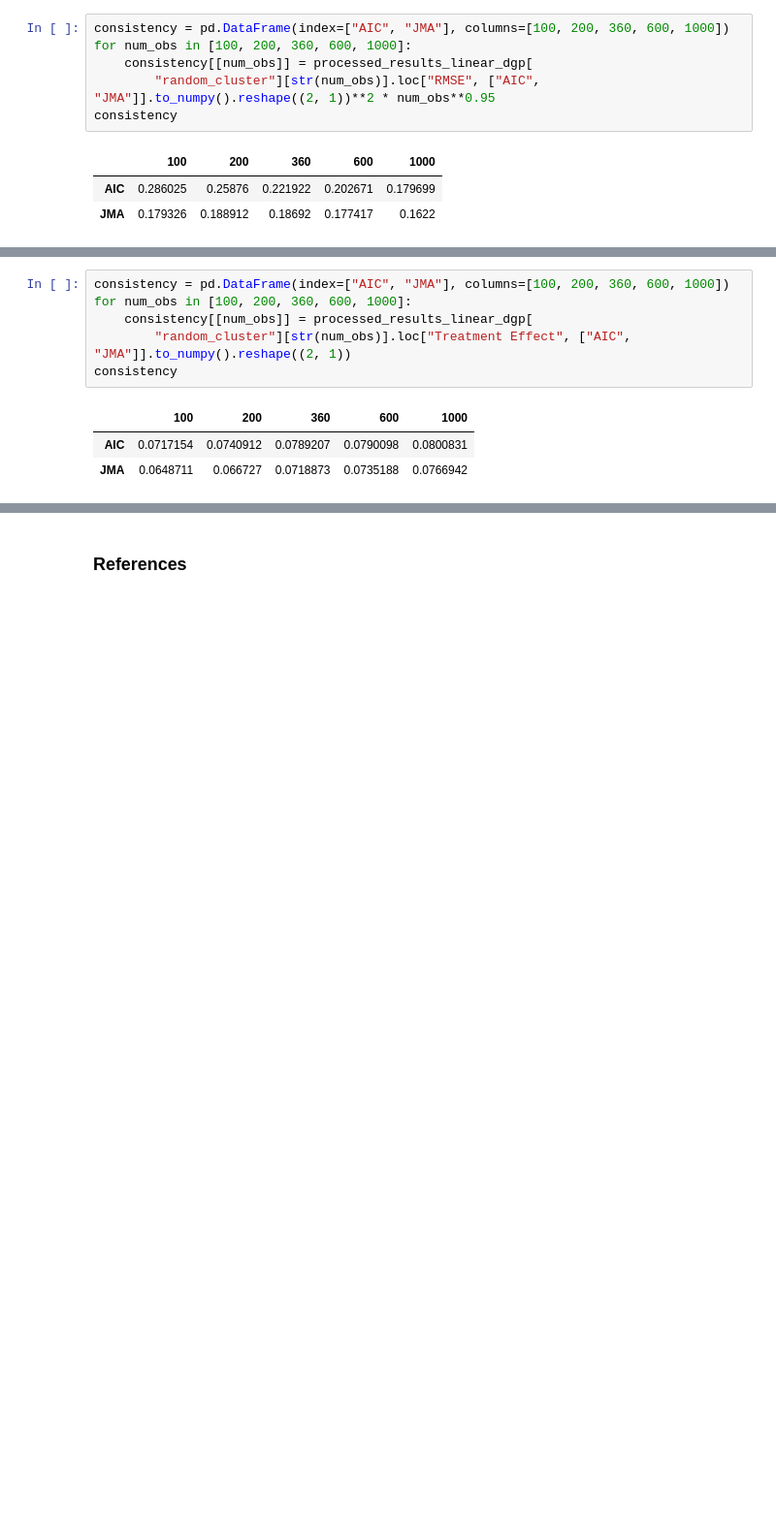
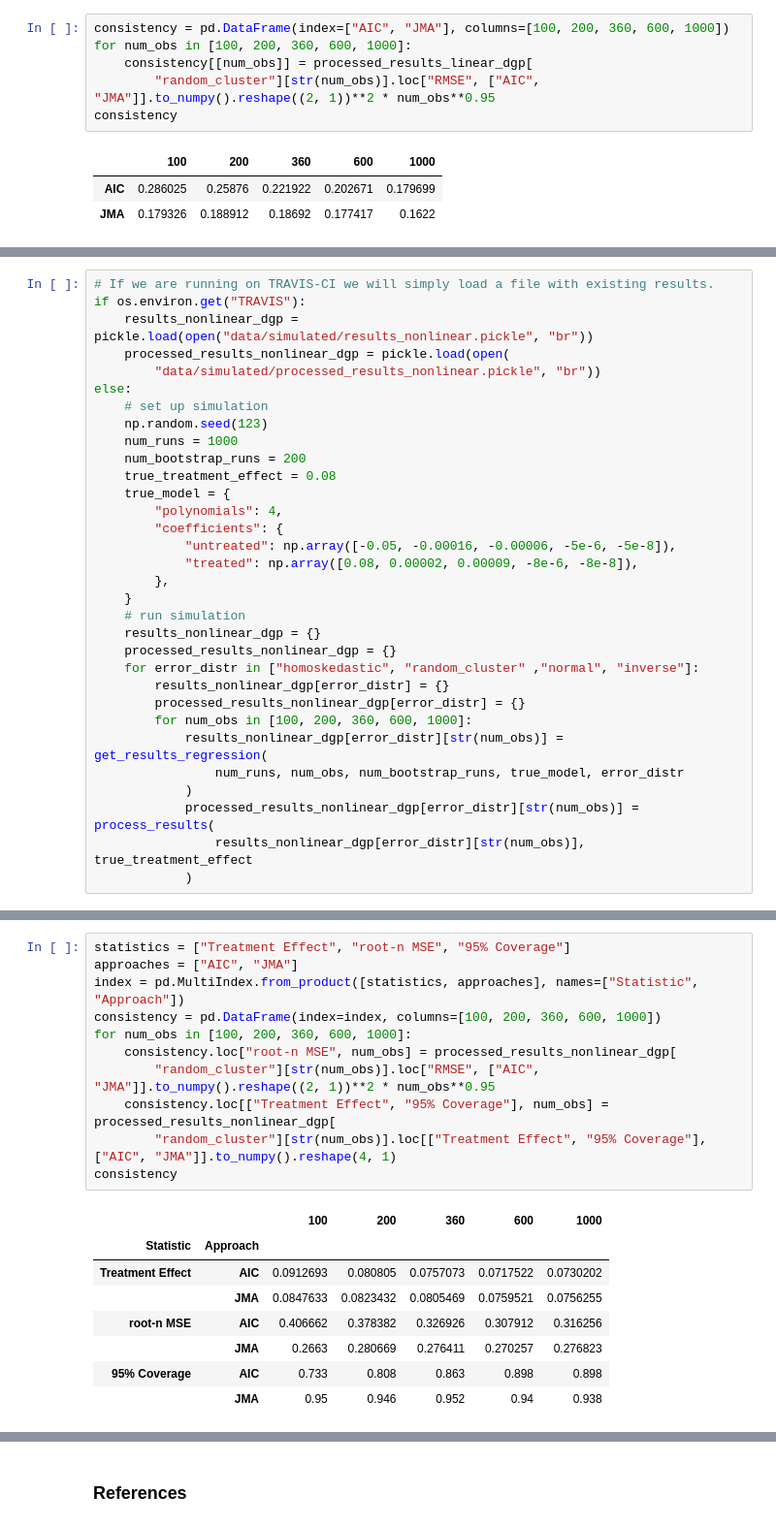
Before and after one commit to Pascalheid/project_computational_statistics, a Jupyter notebook: Project.ipynb, the cells around one changed output, grey strips where cells are left out. Shown at 97% size. Saved outputs shown, nothing was run; the diff lists cells and outputs as text; blank space fills up the shorter version.

```diff
--- a/Project.ipynb
+++ b/Project.ipynb
@@ -253,0 +326,32 @@ consistency
+# %%
+# If we are running on TRAVIS-CI we will simply load a file with existing results.
+if os.environ.get("TRAVIS"):
+    results_nonlinear_dgp = pickle.load(open("data/simulated/results_nonlinear.pickle", "br"))
+    processed_results_nonlinear_dgp = pickle.load(open(
+        "data/simulated/processed_results_nonlinear.pickle", "br"))
+else:
+    # set up simulation
+    np.random.seed(123)
+    num_runs = 1000
+    num_bootstrap_runs = 200
+    true_treatment_effect = 0.08
+    true_model = {
+        "polynomials": 4,
+        "coefficients": {
+            "untreated": np.array([-0.05, -0.00016, -0.00006, -5e-6, -5e-8]),
+            "treated": np.array([0.08, 0.00002, 0.00009, -8e-6, -8e-8]),
+        },
+    }
+    # run simulation
+    results_nonlinear_dgp = {}
+    processed_results_nonlinear_dgp = {}
+    for error_distr in ["homoskedastic", "random_cluster" ,"normal", "inverse"]:
+        results_nonlinear_dgp[error_distr] = {}
+        processed_results_nonlinear_dgp[error_distr] = {}
+        for num_obs in [100, 200, 360, 600, 1000]:
+            results_nonlinear_dgp[error_distr][str(num_obs)] = get_results_regression(
+                num_runs, num_obs, num_bootstrap_runs, true_model, error_distr
+            )
+            processed_results_nonlinear_dgp[error_distr][str(num_obs)] = process_results(
+                results_nonlinear_dgp[error_distr][str(num_obs)], true_treatment_effect
+            )
@@ -254,10 +373,20 @@ consistency
 # %%
-consistency = pd.DataFrame(index=["AIC", "JMA"], columns=[100, 200, 360, 600, 1000])
+statistics = ["Treatment Effect", "root-n MSE", "95% Coverage"]
+approaches = ["AIC", "JMA"]
+index = pd.MultiIndex.from_product([statistics, approaches], names=["Statistic", "Approach"])
+consistency = pd.DataFrame(index=index, columns=[100, 200, 360, 600, 1000])
 for num_obs in [100, 200, 360, 600, 1000]:
-    consistency[[num_obs]] = processed_results_linear_dgp[
-        "random_cluster"][str(num_obs)].loc["Treatment Effect", ["AIC", "JMA"]].to_numpy().reshape((2, 1))
+    consistency.loc["root-n MSE", num_obs] = processed_results_nonlinear_dgp[
+        "random_cluster"][str(num_obs)].loc["RMSE", ["AIC", "JMA"]].to_numpy().reshape((2, 1))**2 * num_obs**0.95
+    consistency.loc[["Treatment Effect", "95% Coverage"], num_obs] = processed_results_nonlinear_dgp[
+        "random_cluster"][str(num_obs)].loc[["Treatment Effect", "95% Coverage"], ["AIC", "JMA"]].to_numpy().reshape(4, 1)
 consistency
 # %% [output]
-|  | 100 | 200 | 360 | 600 | 1000 |
-| AIC | 0.0717154 | 0.0740912 | 0.0789207 | 0.0790098 | 0.0800831 |
-| JMA | 0.0648711 | 0.066727 | 0.0718873 | 0.0735188 | 0.0766942 |
+|  |  | 100 | 200 | 360 | 600 | 1000 |
+| Statistic | Approach |  |  |  |  |  |
+| Treatment Effect | AIC | 0.0912693 | 0.080805 | 0.0757073 | 0.0717522 | 0.0730202 |
+|  | JMA | 0.0847633 | 0.0823432 | 0.0805469 | 0.0759521 | 0.0756255 |
+| root-n MSE | AIC | 0.406662 | 0.378382 | 0.326926 | 0.307912 | 0.316256 |
+|  | JMA | 0.2663 | 0.280669 | 0.276411 | 0.270257 | 0.276823 |
+| 95% Coverage | AIC | 0.733 | 0.808 | 0.863 | 0.898 | 0.898 |
+|  | JMA | 0.95 | 0.946 | 0.952 | 0.94 | 0.938 |
```
Also changed, not shown: parts of 32 cells of this notebook, 14 other files.
